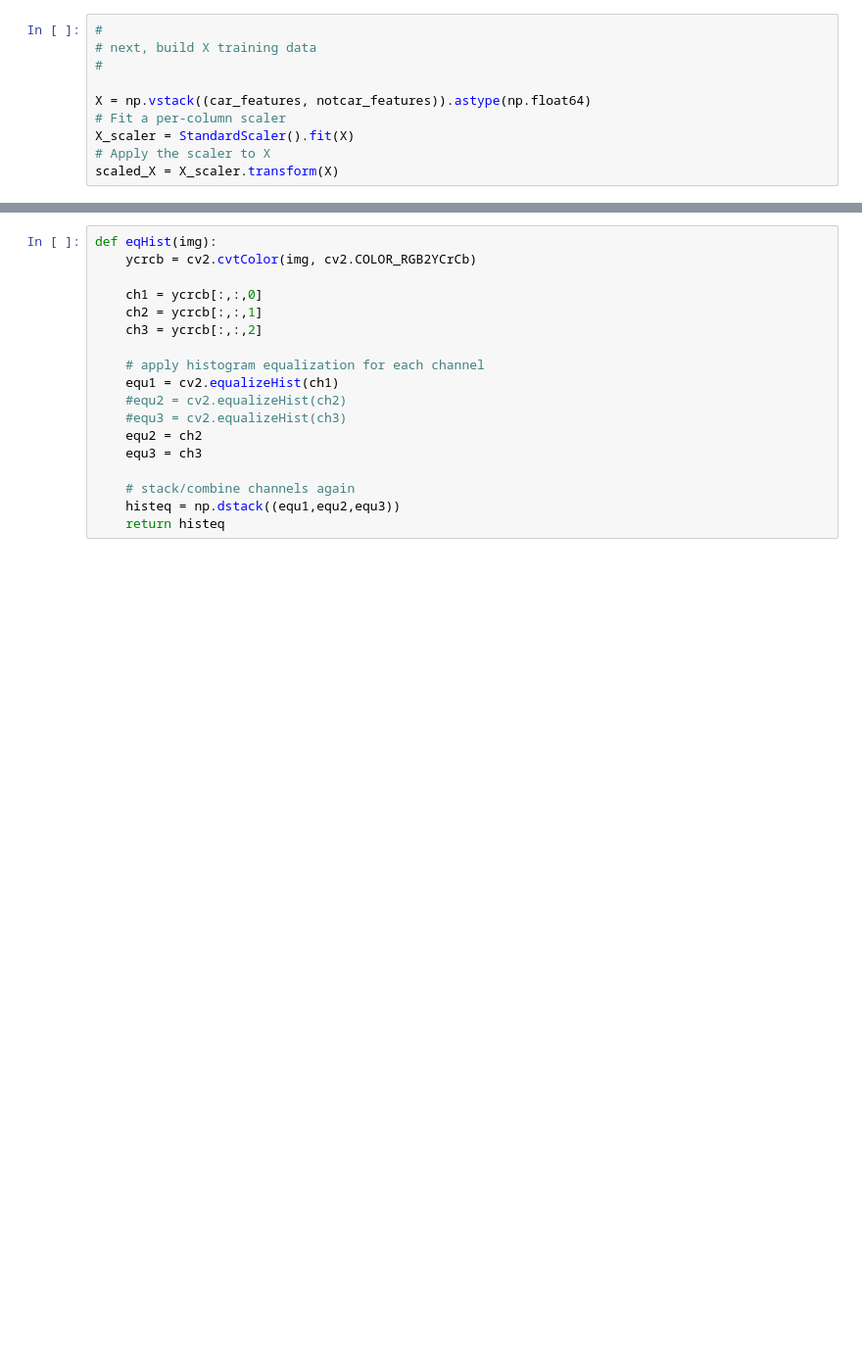
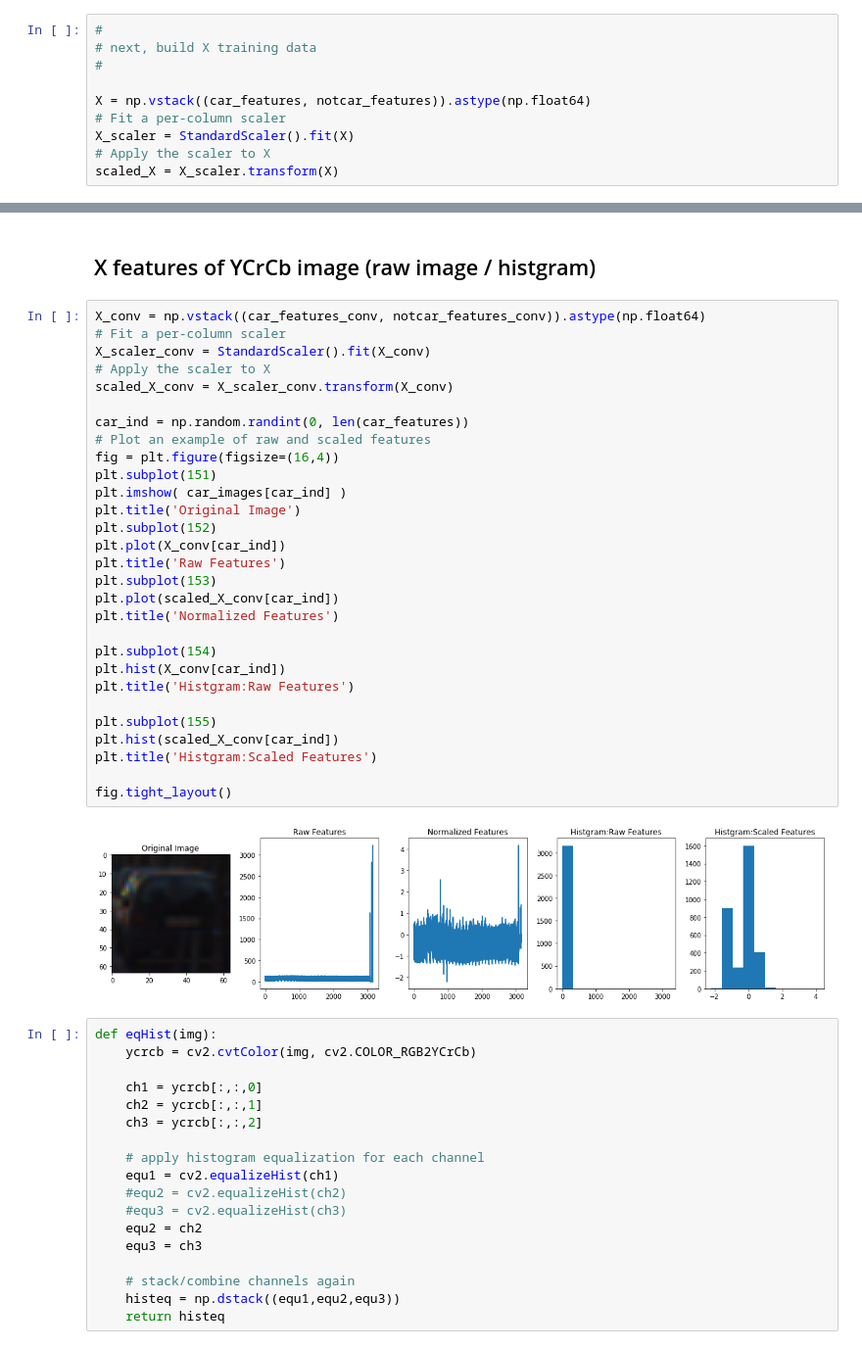
Before and after one commit to scrambleegg7/SelfCar, a Jupyter notebook: CarND-Vehicle-Detection/vehicle_detect_exploration.ipynb, the cells around one changed output, grey strips where cells are left out. Shown at 98% size. Drawn from its saved outputs; the diff is of its cells as text; blank space fills up the shorter version.

```diff
--- a/CarND-Vehicle-Detection/vehicle_detect_exploration.ipynb
+++ b/CarND-Vehicle-Detection/vehicle_detect_exploration.ipynb
@@ -386,3 +329,36 @@ fig.tight_layout()
+# %% [markdown]
+## X features of YCrCb image (raw image / histgram)
+# %%
+X_conv = np.vstack((car_features_conv, notcar_features_conv)).astype(np.float64)
+# Fit a per-column scaler
+X_scaler_conv = StandardScaler().fit(X_conv)
+# Apply the scaler to X
+scaled_X_conv = X_scaler_conv.transform(X_conv)
+
+car_ind = np.random.randint(0, len(car_features))
+# Plot an example of raw and scaled features
+fig = plt.figure(figsize=(16,4))
+plt.subplot(151)
+plt.imshow( car_images[car_ind] )
+plt.title('Original Image')
+plt.subplot(152)
+plt.plot(X_conv[car_ind])
+plt.title('Raw Features')
+plt.subplot(153)
+plt.plot(scaled_X_conv[car_ind])
+plt.title('Normalized Features')
+
+plt.subplot(154)
+plt.hist(X_conv[car_ind])
+plt.title('Histgram:Raw Features')
+
+plt.subplot(155)
+plt.hist(scaled_X_conv[car_ind])
+plt.title('Histgram:Scaled Features')
+
+fig.tight_layout()
+# %% [output]
+[figure, added]
 # %%
 def eqHist(img):
     ycrcb = cv2.cvtColor(img, cv2.COLOR_RGB2YCrCb)
```
Also changed, not shown: parts of 17 cells of this notebook, 8 other files.
